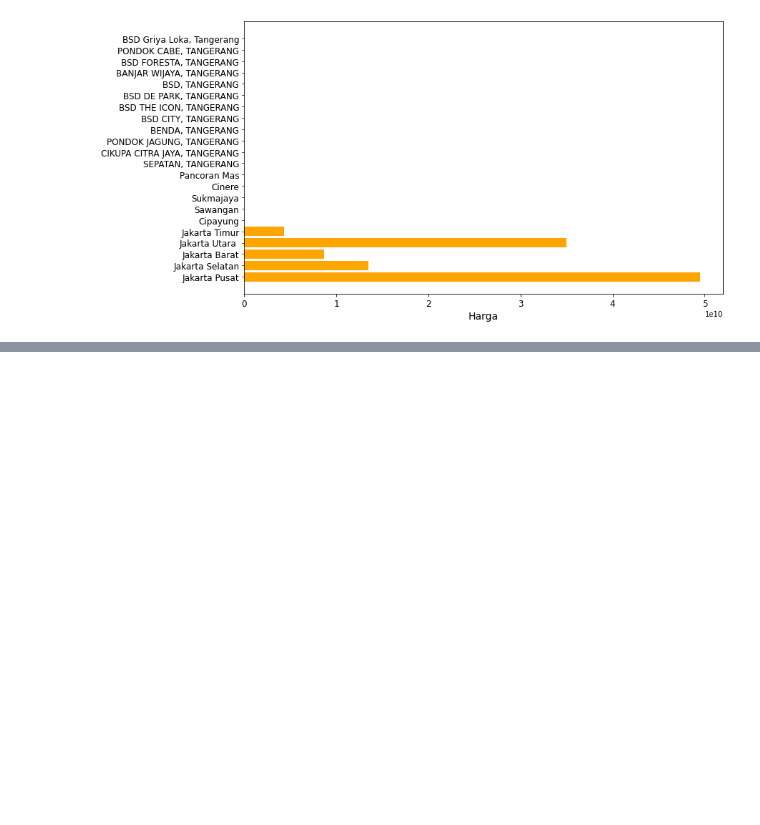
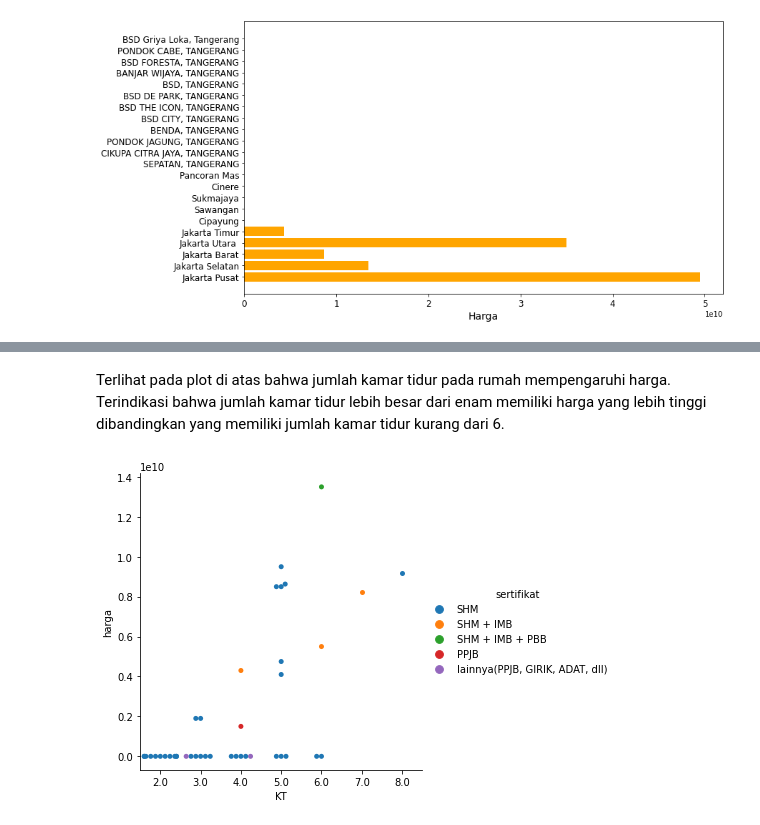
Before and after one commit to Nanasz/Kelompok-4-Data-Mining1, a Jupyter notebook: Kelompok_4.ipynb, the cells around one changed output, grey strips where cells are left out. Cells and saved outputs as stored; diff of their text form; code cells hidden in the pictures; blank space fills up the shorter version.

```diff
--- a/Kelompok_4.ipynb
+++ b/Kelompok_4.ipynb
@@ -317,0 +385,6 @@ Text(0, 0.5, 'harga')
+# %% [markdown]
+Terlihat pada plot di atas bahwa jumlah kamar tidur pada rumah mempengaruhi harga. Terindikasi bahwa jumlah kamar tidur lebih besar dari enam memiliki harga yang lebih tinggi dibandingkan yang memiliki jumlah kamar tidur kurang dari 6.
+# %%
+p1 = sns.catplot(x='KT', y='harga', hue='sertifikat', kind='swarm', data=data_rumah2)
+# %% [output]
+[figure, added]
```
Also changed, not shown: parts of 21 cells of this notebook.
